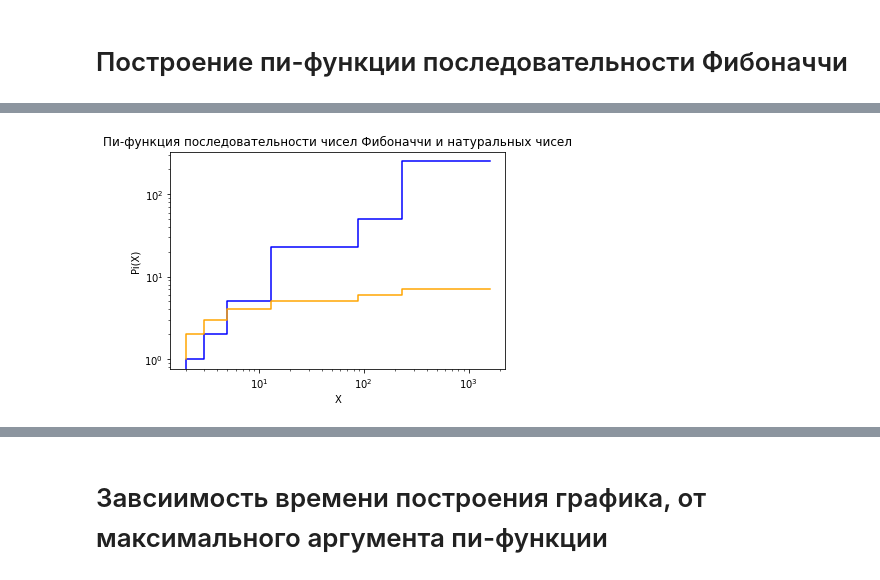
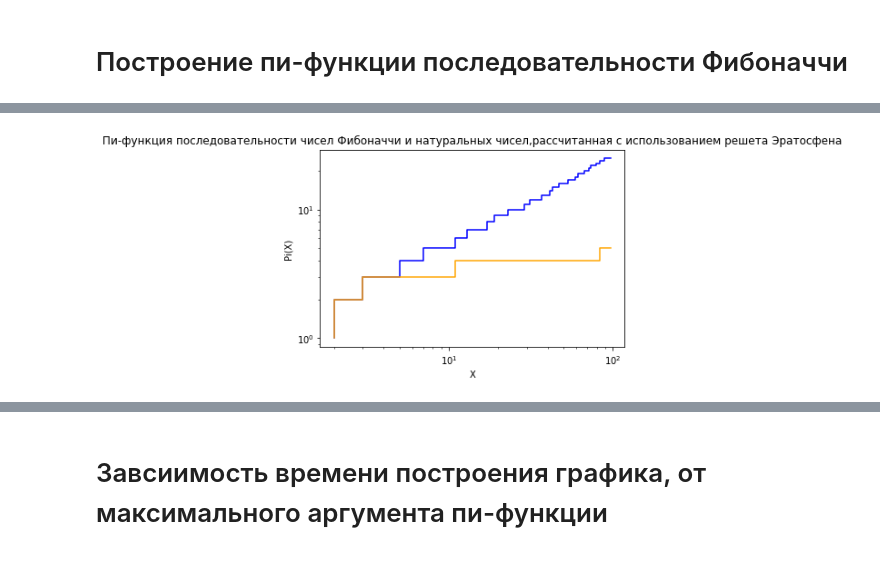
Before and after one commit to Twickitt/Pi-function-of-Fibonacci-and-Tribonacci-Nentrabonacci, a Jupyter notebook: Fibonacci_pi_func.ipynb, the cells around one changed output, grey strips where cells are left out. Drawn from its saved outputs; the diff is of its cells as text; code cells hidden in the pictures.

Commit message:
проверка простоты решетом Эратосфена
Добавил новую реализацию пи-функции с использованием решета Эратосфена

```diff
--- a/Fibonacci_pi_func.ipynb
+++ b/Fibonacci_pi_func.ipynb
@@ -69,6 +69,33 @@ def count_primes(array):
 
     return count
 
+def sieve_Eratosphene(n):
+    sieve = list(range(2, n))
+    #print(sieve)
+    for i in range(2, int(n**0.5) + 1):
+        #print(i)
+        if i in sieve:
+            for j in range(i * i, n, i):
+                if j in sieve:
+                    sieve.remove(j)
+                #print(j)
+
+
+    return sieve
+
+#Функция,считающая количество простых чисел в массиве через решето Эратосфена
+def count_primes_by_sieve_Eratosphene(array):
+    count = 0
+    arr = list(array)
+    sieve = sieve_Eratosphene(arr[-1] + 1)
+
+    for i in array:
+        if i in sieve:
+            count += 1
+
+    return count
+
+
 #Функция, которая берет массив чисел Фибоначчи и возвращает массив, с только простыми числами Фибоначчи
 #Для того, чтобы создать все точки скачков пи-функции для построения ее ступенчатого графика
 def cut_composites(array_Fibb):
@@ -79,6 +106,18 @@ def cut_composites(array_Fibb):
             arr_Fib_prime.append(i)
 
     return arr_Fib_prime
+
+#Функция, аналогичная cut_composites, но использующая решето Эратосфена
+def cut_composites_by_sieve_Eratosphene(array):
+    arr_prime = []
+
+    sieve = sieve_Eratosphene(array[-1])
+
+    for i in array:
+        if i in sieve:
+            arr_prime.append(i)
+
+    return arr_prime
 
 #Функция подсчета значения пи-функции числа
 #Создается массив, заполненный числами Фибоначчи, не превосходящими, данное число,
@@ -91,8 +130,21 @@ def Pi_func_Fib(x):
 
 #Функция возвращающая пи-функцию натуральных чисел
 def Pi_func(x):
-    array = range(2, int(x))
+    array = range(2, int(x) + 1)
     pi_f = count_primes(array)
+    return pi_f
+
+#Функция, для подсчета пи-функции чисел Фибоначчи, использующая решето Эратосфена
+def Pi_func_Fib_using_sieve_Eratosphene(x):
+    Fib_numbers = []
+    Fib_numbers = Fib_numbers_fill(x, Fib_numbers)
+    pi_F = count_primes_by_sieve_Eratosphene(Fib_numbers)
+    return pi_F
+
+#Функция, для подсчета пи-функции натуральных чисел, использующая решето Эратосфена
+def Pi_func_using_sieve_Eratosphene(x):
+    array = range(2, int(x) + 1)
+    pi_f = count_primes_by_sieve_Eratosphene(array)
     return pi_f
 
 #Функция построения графика пи-функции (точечный график), максимальное значение аргумента - заданная степень десяти
@@ -137,14 +189,15 @@ def pi_func_plot_2(deg_max):
     y_Fib = []
 
     #Аргументы генерируются не как степени десятки, а как простые числа Фибоначчи, на которых происходят скачки
-    x = Fib_numbers_fill(10**deg_max, x)
-    x = cut_composites(x)
+    #x = Fib_numbers_fill(10**deg_max, x)
+    x = cut_composites(range(2, 10**deg_max))
     for i in range(len(x)):
         y.append(Pi_func(x[i]))
         y_Fib.append(Pi_func_Fib(x[i]))
 
-    print(x)
+    '''print(x)
     print(y)
+    print(y_Fib)'''
 
     #Построение
     plt.plot(x, y, drawstyle='steps-pre', label='Pi(x)', color='blue')
@@ -156,11 +209,39 @@ def pi_func_plot_2(deg_max):
     plt.ylabel('Pi(X)')
     plt.show()
 
+def pi_func_plot_2_using_sieve_Eratosphene(deg_max):
+    x = []
+    y = []
+    y_Fib = []
+
+    #Аргументы генерируются не как степени десятки, а как простые числа Фибоначчи, на которых происходят скачки
+    #x = Fib_numbers_fill(10**deg_max, x)
+    x = cut_composites_by_sieve_Eratosphene(range(2, 10**deg_max))
+    for i in range(len(x)):
+        y.append(Pi_func_using_sieve_Eratosphene(x[i]))
+        y_Fib.append(Pi_func_Fib_using_sieve_Eratosphene(x[i]))
+
+    '''print(x)
+    print(y)
+    print(y_Fib)'''
+
+    #Построение
+    plt.plot(x, y, drawstyle='steps-pre', label='Pi(x)', color='blue')
+    plt.plot(x, y_Fib, drawstyle='steps-pre', label='Pi_Fib(x)', color='orange')
+    plt.xscale('log')
+    plt.yscale('log')
+    plt.title('Пи-функция последовательности чисел Фибоначчи и натуральных чисел,рассчитанная с использованием решета Эратосфена')
+    plt.xlabel('X')
+    plt.ylabel('Pi(X)')
+    plt.show()
+
 
 
 #pi_func_plot(5)#18 possible but slow
 pi_func_plot_2(2)
-pi_func_plot_2(4)
-pi_func_plot_2(6)
+pi_func_plot_2_using_sieve_Eratosphene(2)
+pi_func_plot_2(3)
+pi_func_plot_2_using_sieve_Eratosphene(3)
+#pi_func_plot_2(6)
 #pi_func_plot_2(8)#для 9 долго считает, график для 8 почти не отличается от 6
 # %% [output]
@@ -172 +249 @@ pi_func_plot_2(6)
-[figure, old version]
+[figure, new version]
```
Also changed, not shown: parts of 7 cells of this notebook.
